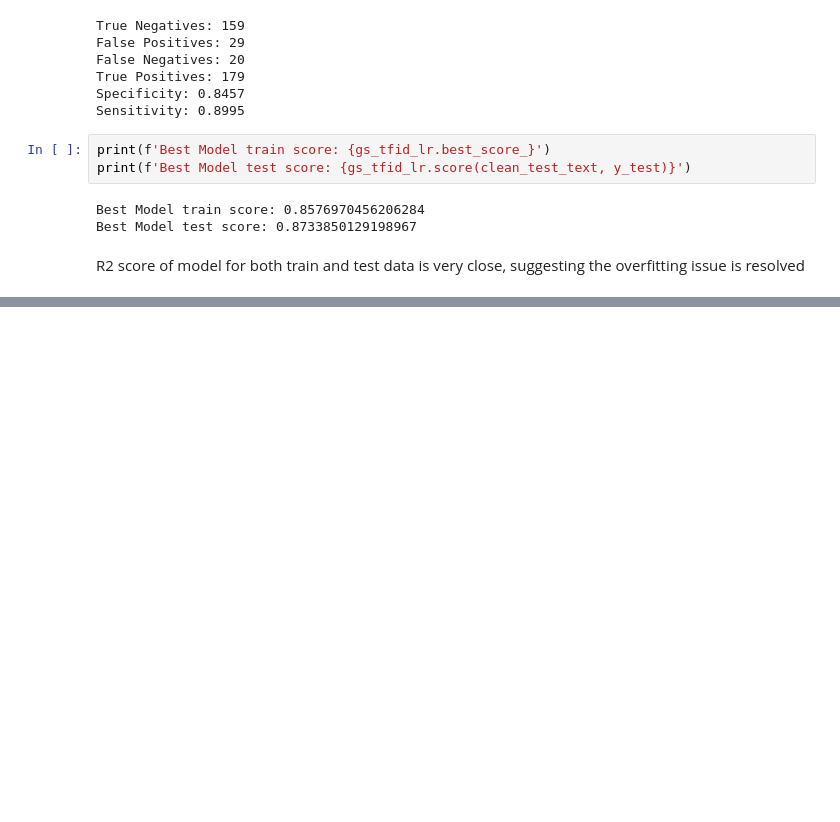
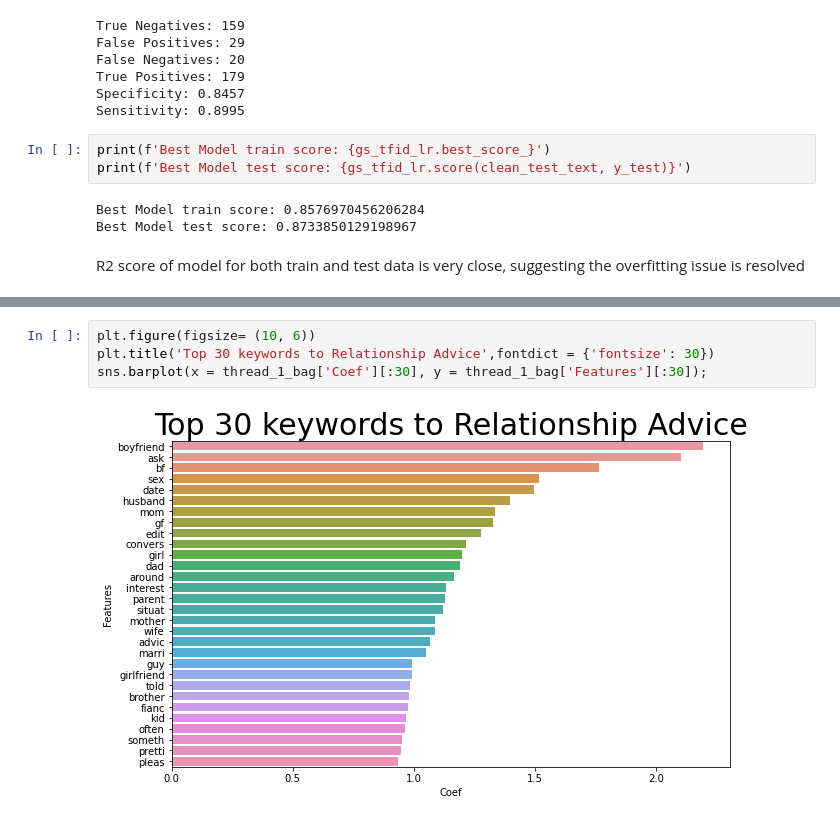
Before and after one commit to SimYiSY/Reddit_Post_Classification, a Jupyter notebook: code/2. Reddit Model.ipynb, the cells around one changed output, grey strips where cells are left out. Drawn from its saved outputs; the diff is of its cells as text; blank space fills up the shorter version.

```diff
--- a/code/2. Reddit Model.ipynb
+++ b/code/2. Reddit Model.ipynb
@@ -581,0 +843,6 @@ R2 score of model for both train and test data is very close, suggesting the ove
+# %%
+plt.figure(figsize= (10, 6))
+plt.title('Top 30 keywords to Relationship Advice',fontdict = {'fontsize': 30})
+sns.barplot(x = thread_1_bag['Coef'][:30], y = thread_1_bag['Features'][:30]);
+# %% [output]
+[figure, added]
```
Also changed, not shown: parts of 34 cells of this notebook, 2 other files.
